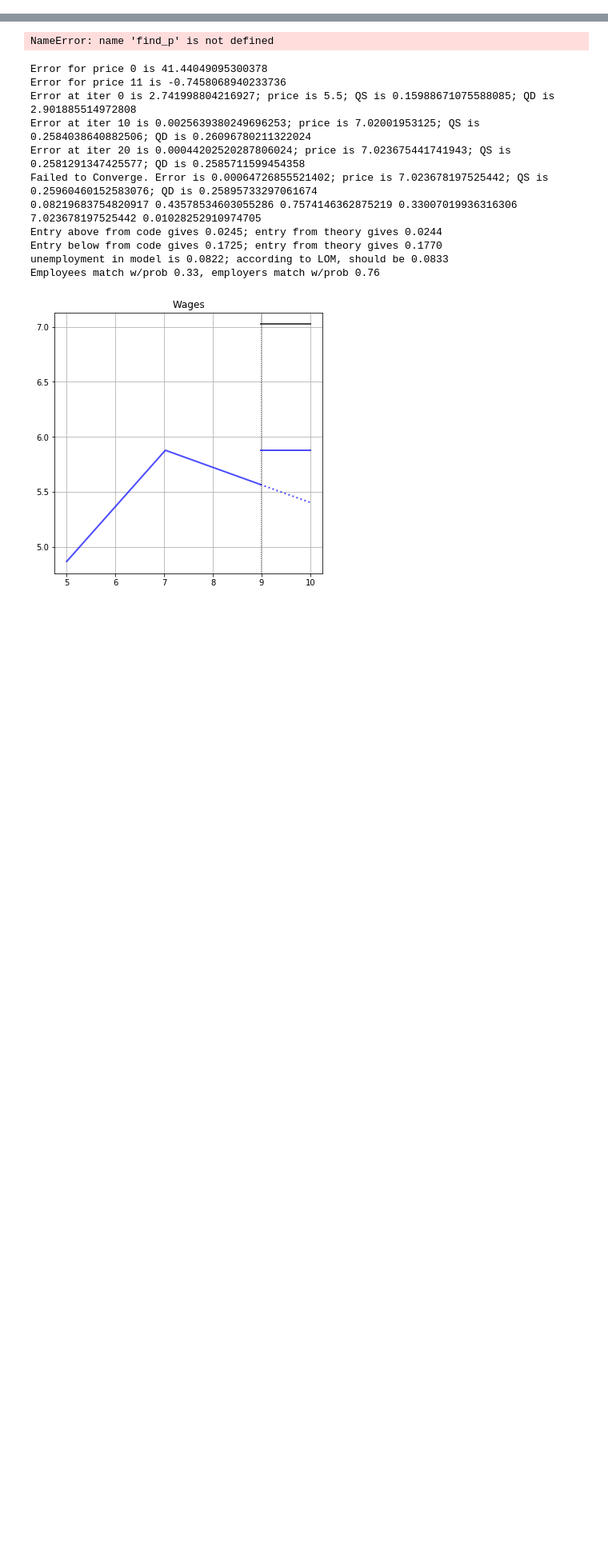
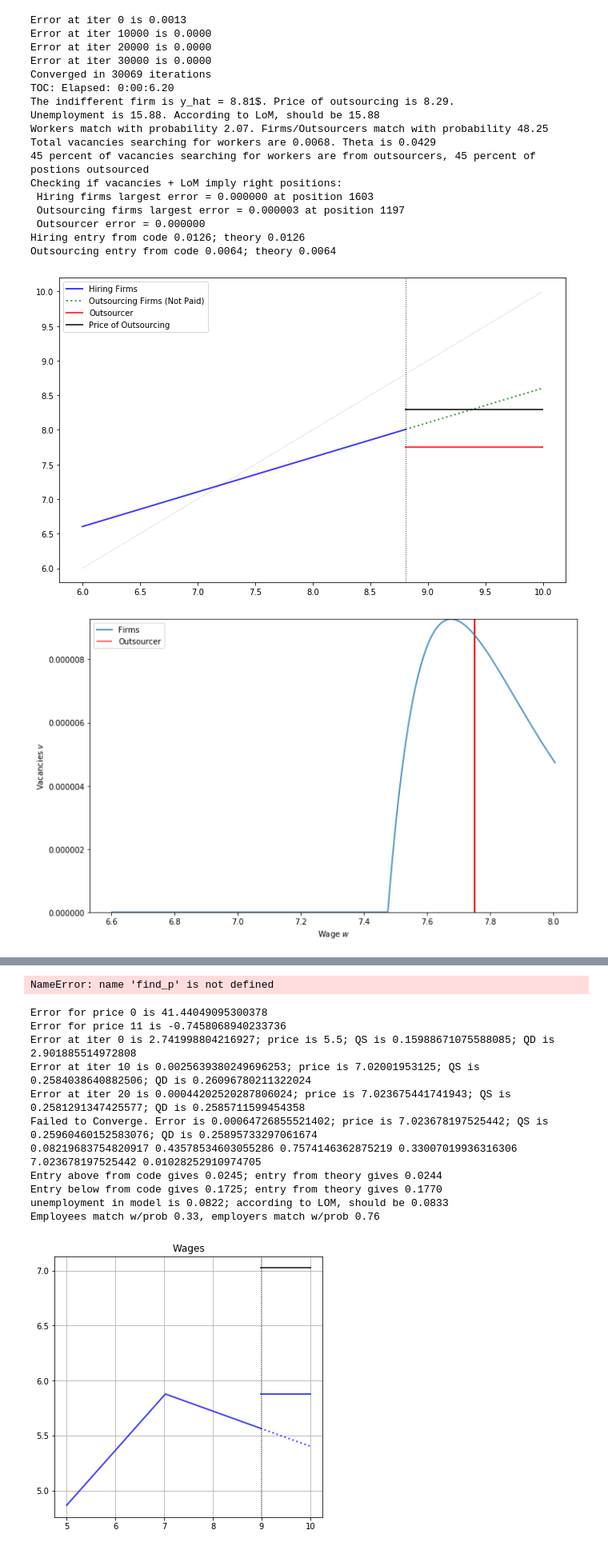
Before and after one commit to spspitze/Outsourcing, a Jupyter notebook: Python Code/Outsourcers.ipynb, the cells around one changed output, grey strips where cells are left out. Shown at 80% size. Cells and saved outputs as stored; diff of their text form; code cells hidden in the pictures; blank space fills up the shorter version.

```diff
--- a/Python Code/Outsourcers.ipynb
+++ b/Python Code/Outsourcers.ipynb
@@ -863,0 +1021,35 @@ Outsourcing entry from code 0.0048; theory 0.0048
+# %%
+# Get taxes and rerun code (run above cells first)
+tau_grid, tau_hat, tau_o, ob_tau = ob_taxes(
+    ob, v_grid_p, v_hat_grid_p, v_o_p, n_grid_p, n_hat_grid_p, n_o_p, y_hat_p)
+
+guess = v_grid_p, v_hat_grid_p, v_o_p, n_grid_p, n_hat_grid_p, n_o_p, y_hat_p
+
+qe.tic()
+v_grid_tau, v_hat_grid_tau, v_o_tau, n_grid_tau, n_hat_grid_tau, n_o_tau, y_hat_tau = solve_model(
+    ob_tau, guess, tol, max_iter, slow, planner=False, verbose=verbose, print_skip=print_skip)
+qe.toc()
+
+list_facts(ob_tau, v_grid_tau, v_hat_grid_tau, v_o_tau, n_grid_tau, n_hat_grid_tau, n_o_tau, y_hat_tau)
+
+graph_results(ob_tau, v_grid_tau, v_hat_grid_tau, v_o_tau, n_grid_tau, n_hat_grid_tau, n_o_tau, y_hat_tau)
+# %% [output]
+Error at iter 0 is 0.0013
+Error at iter 10000 is 0.0000
+Error at iter 20000 is 0.0000
+Error at iter 30000 is 0.0000
+Converged in 30069 iterations
+TOC: Elapsed: 0:00:6.20
+The indifferent firm is y_hat = 8.81$. Price of outsourcing is 8.29.
+Unemployment is 15.88. According to LoM, should be 15.88
+Workers match with probability 2.07. Firms/Outsourcers match with probability 48.25
+Total vacancies searching for workers are 0.0068. Theta is 0.0429
+45 percent of vacancies searching for workers are from outsourcers, 45 percent of postions outsourced
+Checking if vacancies + LoM imply right positions:
+ Hiring firms largest error = 0.000000 at position 1603
+ Outsourcing firms largest error = 0.000003 at position 1197
+ Outsourcer error = 0.000000
+Hiring entry from code 0.0126; theory 0.0126
+Outsourcing entry from code 0.0064; theory 0.0064
+[figure, added]
+[figure, added]
```
Also changed, not shown: parts of 9 cells of this notebook, 2 other files.
